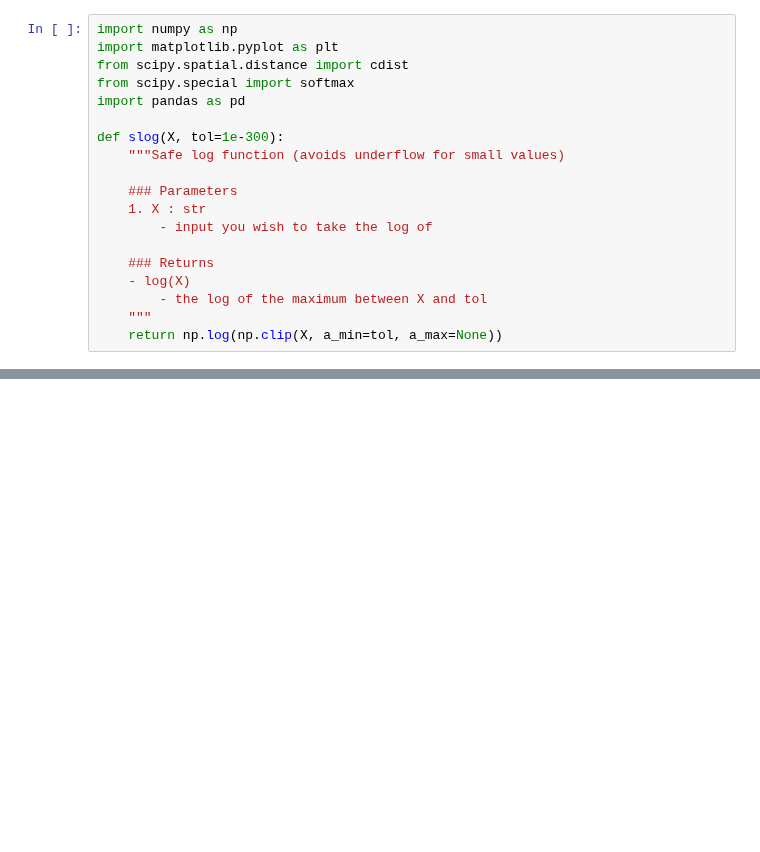
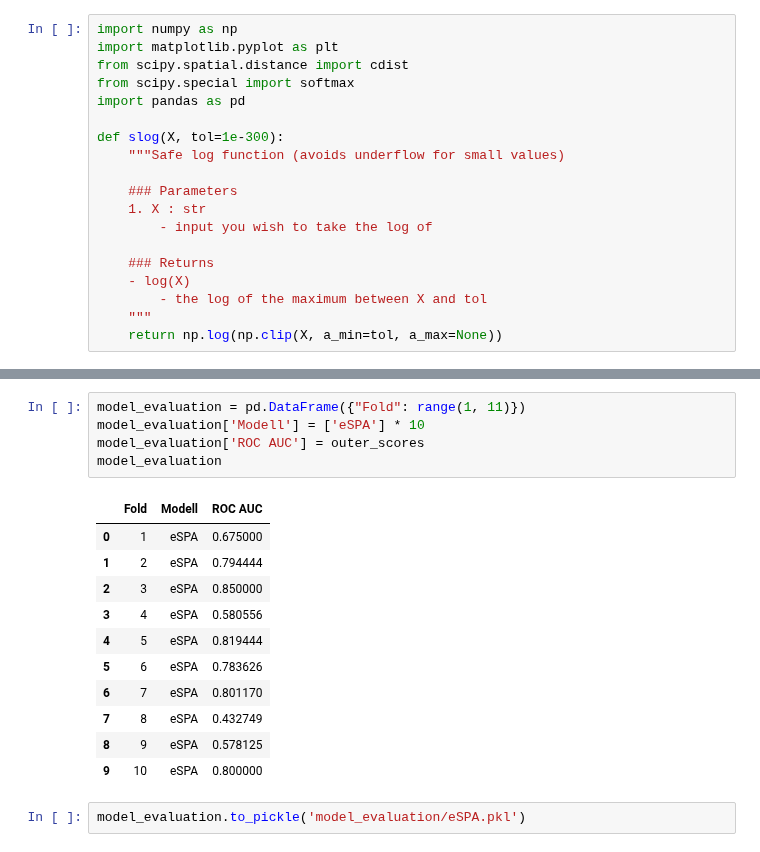
Before and after one commit to FelixFritz02/MasterKL, a Jupyter notebook: AI Numerics/Data Challenge/eSPA.ipynb, the cells around one changed output, grey strips where cells are left out. Drawn from its saved outputs; the diff is of its cells as text; blank space fills up the shorter version.

```diff
--- a/AI Numerics/Data Challenge/eSPA.ipynb
+++ b/AI Numerics/Data Challenge/eSPA.ipynb
@@ -295,0 +343,19 @@ plt.show()
+# %%
+model_evaluation = pd.DataFrame({"Fold": range(1, 11)})
+model_evaluation['Modell'] = ['eSPA'] * 10
+model_evaluation['ROC AUC'] = outer_scores
+model_evaluation
+# %% [output]
+|  | Fold | Modell | ROC AUC |
+| 0 | 1 | eSPA | 0.675000 |
+| 1 | 2 | eSPA | 0.794444 |
+| 2 | 3 | eSPA | 0.850000 |
+| 3 | 4 | eSPA | 0.580556 |
+| 4 | 5 | eSPA | 0.819444 |
+| 5 | 6 | eSPA | 0.783626 |
+| 6 | 7 | eSPA | 0.801170 |
+| 7 | 8 | eSPA | 0.432749 |
+| 8 | 9 | eSPA | 0.578125 |
+| 9 | 10 | eSPA | 0.800000 |
+# %%
+model_evaluation.to_pickle('model_evaluation/eSPA.pkl')
```
Also changed, not shown: parts of 12 cells of this notebook, 9 other files.
